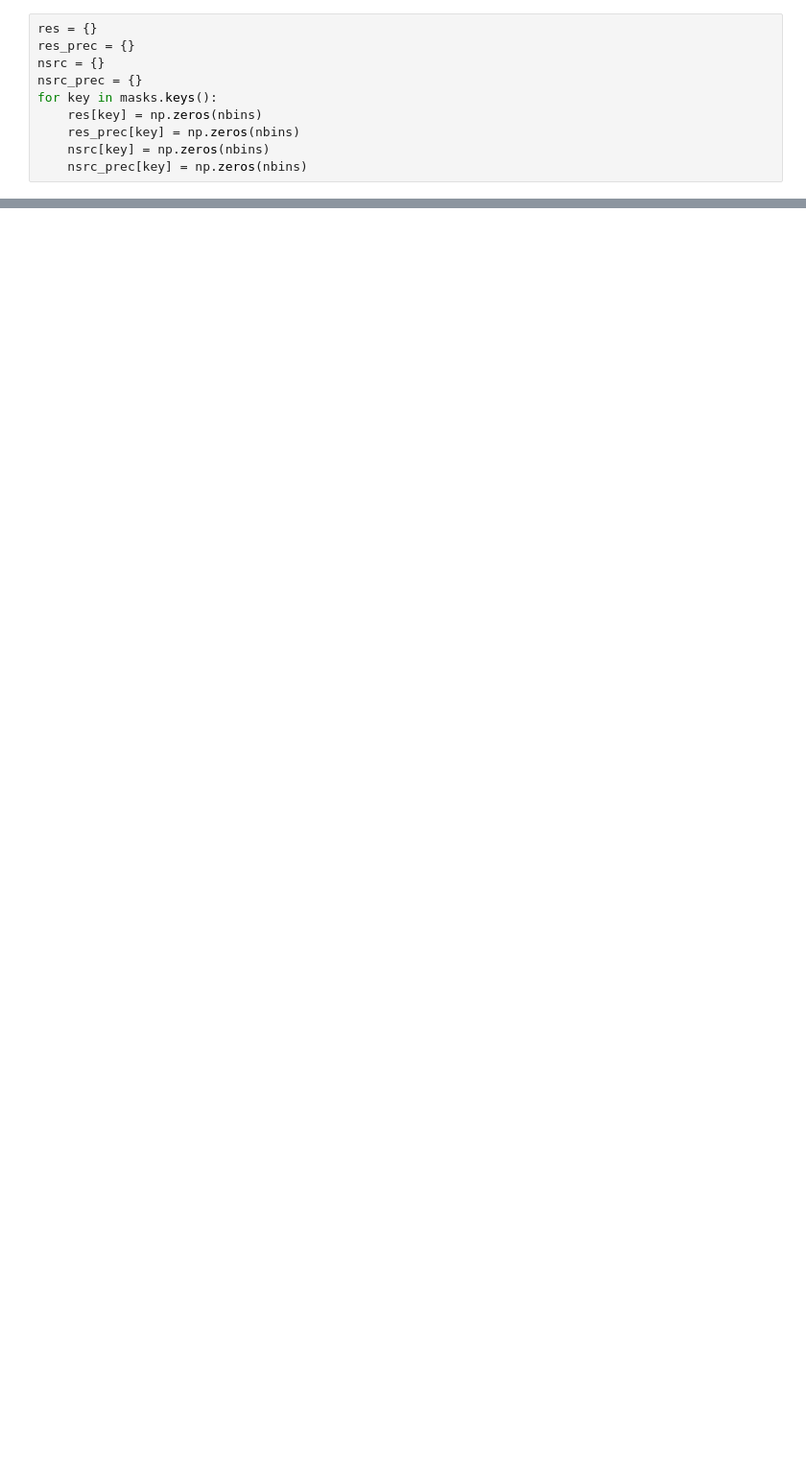
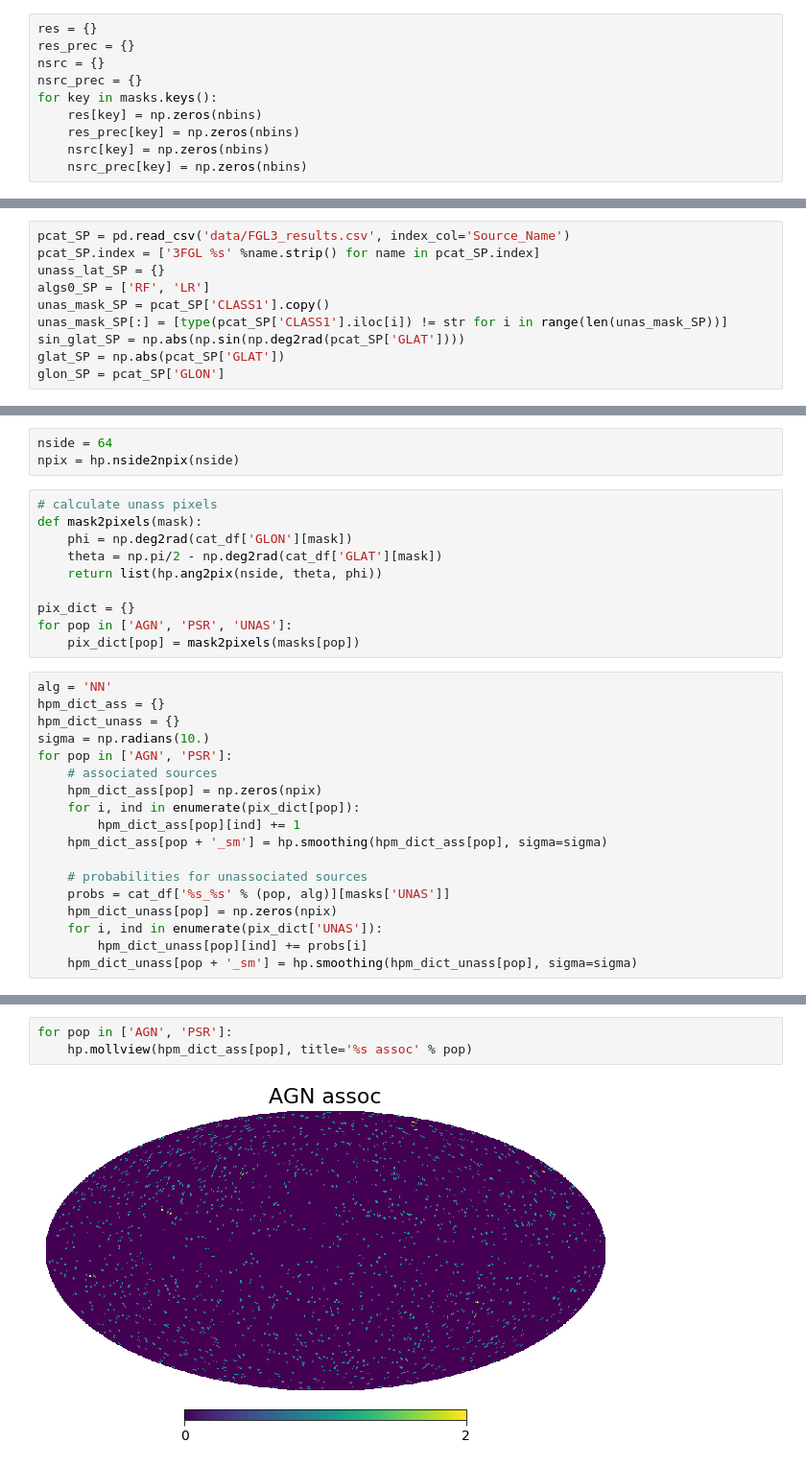
Before and after one commit to aakashbhat/Fermi-LAT, a Jupyter notebook: py_dima/acccuracy_vs_glat.ipynb, the cells around one changed output, grey strips where cells are left out. Shown at 96% size. Cells and saved outputs as stored; diff of their text form; blank space fills up the shorter version.

```diff
--- a/py_dima/acccuracy_vs_glat.ipynb
+++ b/py_dima/acccuracy_vs_glat.ipynb
@@ -143 +172,11 @@ sin_bins_unif_c = (sin_bins_unif[1:] + sin_bins_unif[:-1]) / 2.
 unas_mask = cat_df['Category_%s' % cat] == 'UNAS'
+# %%
+pcat_SP = pd.read_csv('data/FGL3_results.csv', index_col='Source_Name')
+pcat_SP.index = ['3FGL %s' %name.strip() for name in pcat_SP.index]
+unass_lat_SP = {}
+algs0_SP = ['RF', 'LR']
+unas_mask_SP = pcat_SP['CLASS1'].copy()
+unas_mask_SP[:] = [type(pcat_SP['CLASS1'].iloc[i]) != str for i in range(len(unas_mask_SP))]
+sin_glat_SP = np.abs(np.sin(np.deg2rad(pcat_SP['GLAT'])))
+glat_SP = np.abs(pcat_SP['GLAT'])
+glon_SP = pcat_SP['GLON']
@@ -206,0 +371,31 @@ for pop in ['AGN', 'PSR']:
+# %%
+nside = 64
+npix = hp.nside2npix(nside)
+# %%
+# calculate unass pixels
+def mask2pixels(mask):
+    phi = np.deg2rad(cat_df['GLON'][mask])
+    theta = np.pi/2 - np.deg2rad(cat_df['GLAT'][mask])
+    return list(hp.ang2pix(nside, theta, phi))
+
+pix_dict = {}
+for pop in ['AGN', 'PSR', 'UNAS']:
+    pix_dict[pop] = mask2pixels(masks[pop])
+# %%
+alg = 'NN'
+hpm_dict_ass = {}
+hpm_dict_unass = {}
+sigma = np.radians(10.)
+for pop in ['AGN', 'PSR']:
+    # associated sources
+    hpm_dict_ass[pop] = np.zeros(npix)
+    for i, ind in enumerate(pix_dict[pop]):
+        hpm_dict_ass[pop][ind] += 1
+    hpm_dict_ass[pop + '_sm'] = hp.smoothing(hpm_dict_ass[pop], sigma=sigma)
+
+    # probabilities for unassociated sources
+    probs = cat_df['%s_%s' % (pop, alg)][masks['UNAS']]
+    hpm_dict_unass[pop] = np.zeros(npix)
+    for i, ind in enumerate(pix_dict['UNAS']):
+        hpm_dict_unass[pop][ind] += probs[i]
+    hpm_dict_unass[pop + '_sm'] = hp.smoothing(hpm_dict_unass[pop], sigma=sigma)
@@ -206,0 +419,5 @@ for pop in ['AGN', 'PSR']:
+# %%
+for pop in ['AGN', 'PSR']:
+    hp.mollview(hpm_dict_ass[pop], title='%s assoc' % pop)
+# %% [output]
+[figure, added]
```
Also changed, not shown: parts of 38 cells of this notebook, 12 other files.
